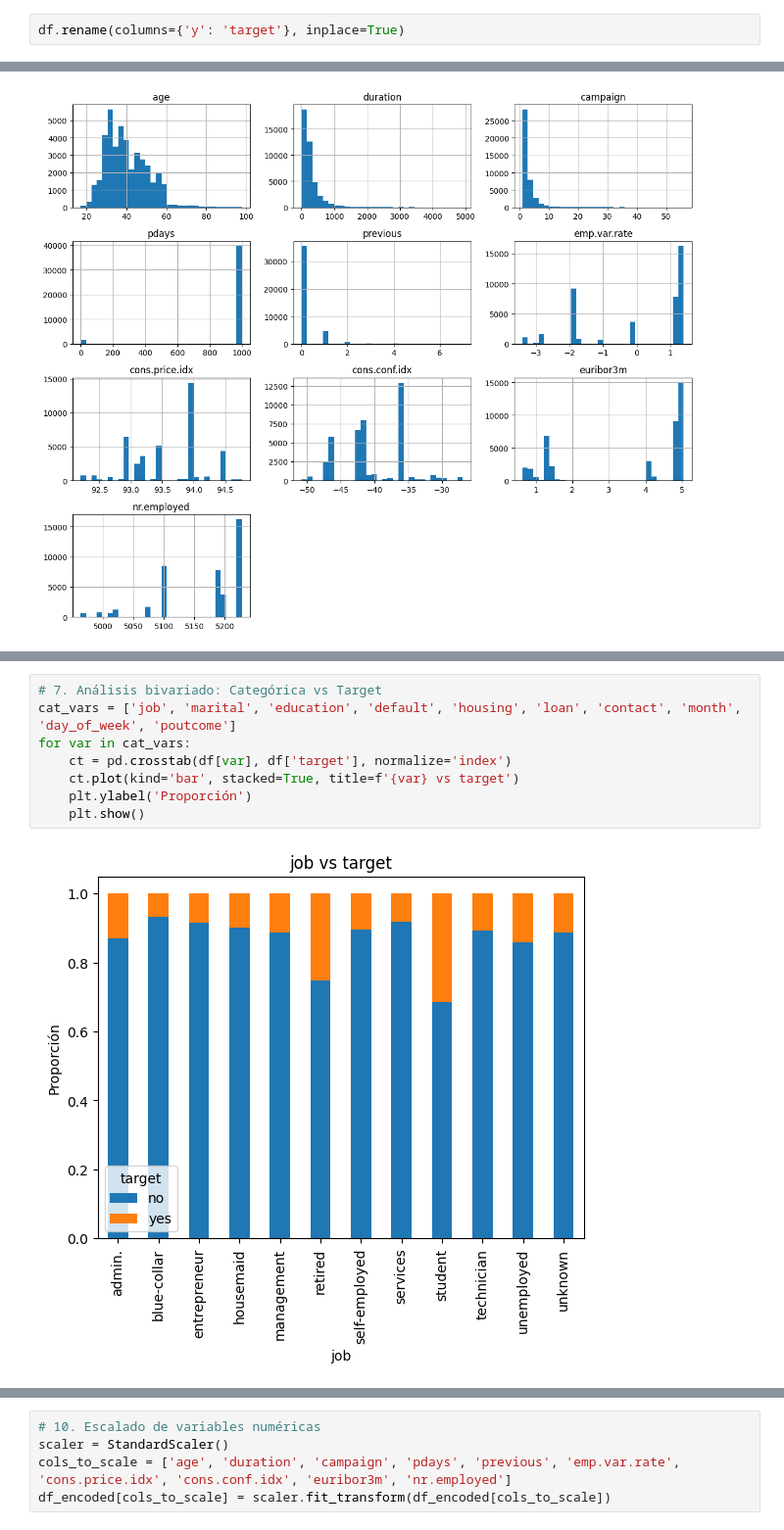
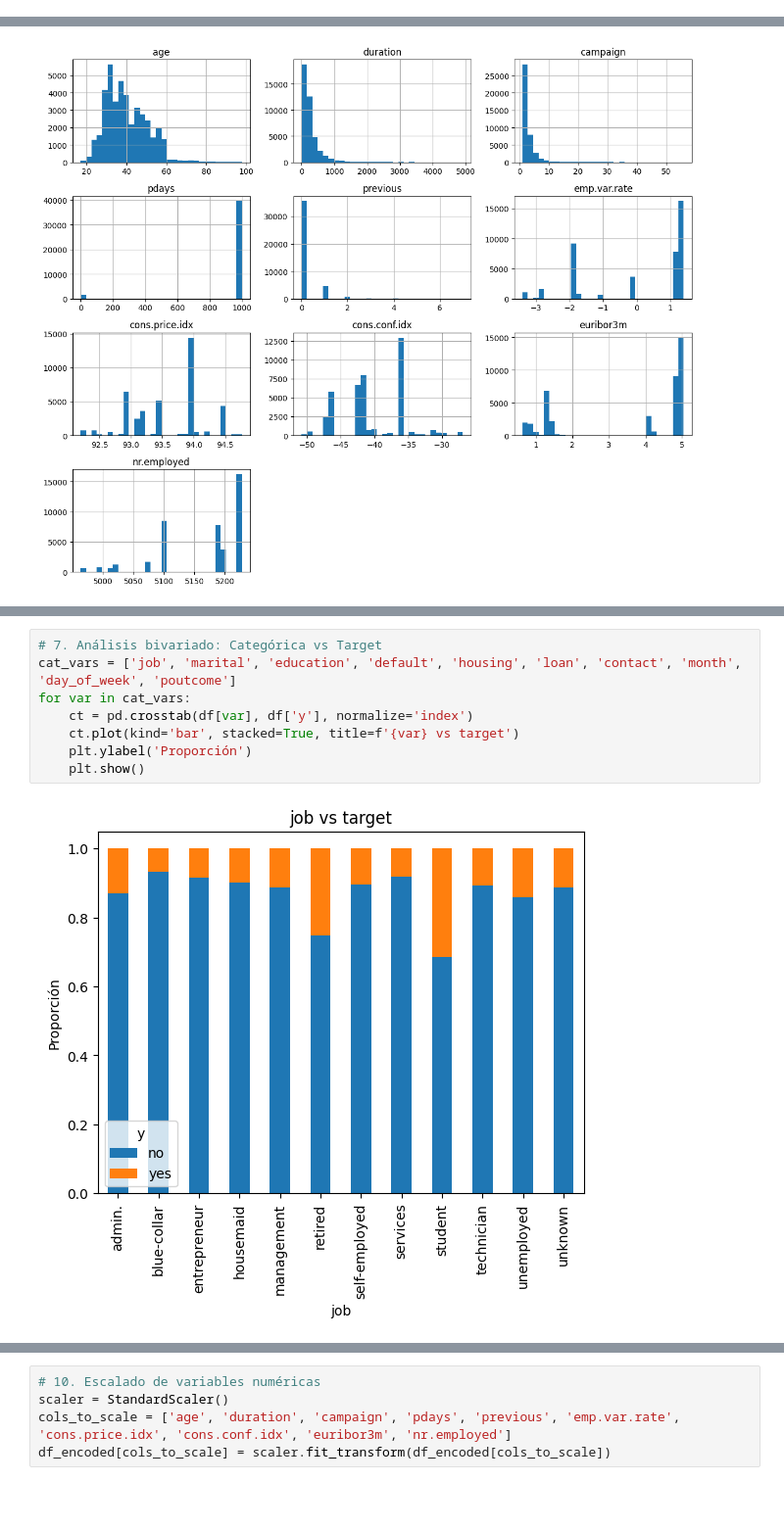
Before and after one commit to JozueDev/Proyecto-de-Regresi-n-Log-stica, a Jupyter notebook: src/explore.ipynb, the cells around one changed output, grey strips where cells are left out. Shown: that part at 98% size. Cells and saved outputs as stored; diff of their text form; blank space fills up the shorter version.

```diff
--- a/src/explore.ipynb
+++ b/src/explore.ipynb
@@ -24,8 +24,6 @@ df.head()
 | 3 | 40 | admin. | married | basic.6y | no | no | no | telephone | may | mon | ... |
 | 4 | 56 | services | married | high.school | no | no | yes | telephone | may | mon | ... |
 5 rows × 21 columns
-# %%
-df.rename(columns={'y': 'target'}, inplace=True)
 # %%
 # 3. Exploración inicial
 df.info()
@@ -95,10 +93,10 @@ plt.show()
 # %%
 # 7. Análisis bivariado: Categórica vs Target
 cat_vars = ['job', 'marital', 'education', 'default', 'housing', 'loan', 'contact', 'month', 'day_of_week', 'poutcome']
 for var in cat_vars:
-    ct = pd.crosstab(df[var], df['target'], normalize='index')
+    ct = pd.crosstab(df[var], df['y'], normalize='index')
     ct.plot(kind='bar', stacked=True, title=f'{var} vs target')
     plt.ylabel('Proporción')
     plt.show()
 # %% [output]
-[figure, old version]
+[figure, new version]
```
Also changed, not shown: parts of 14 cells of this notebook.
